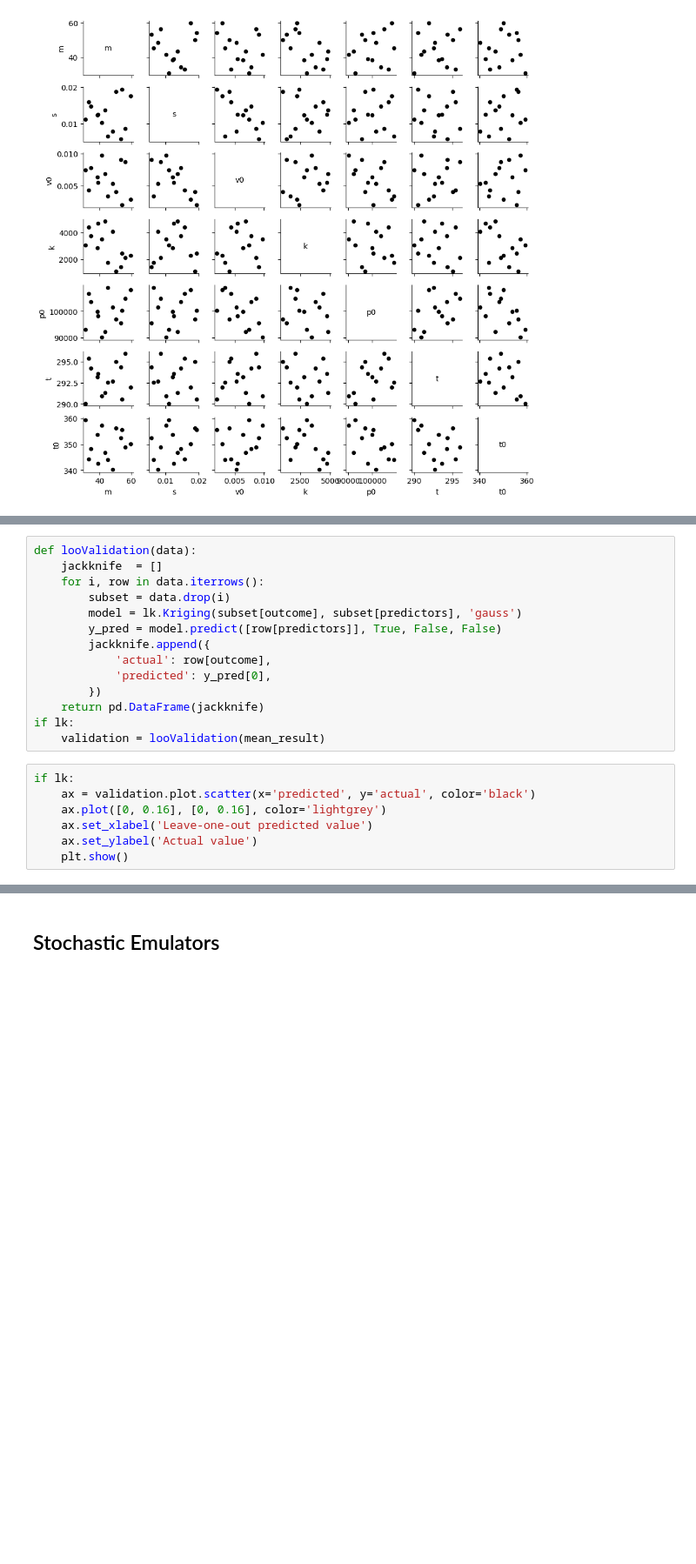
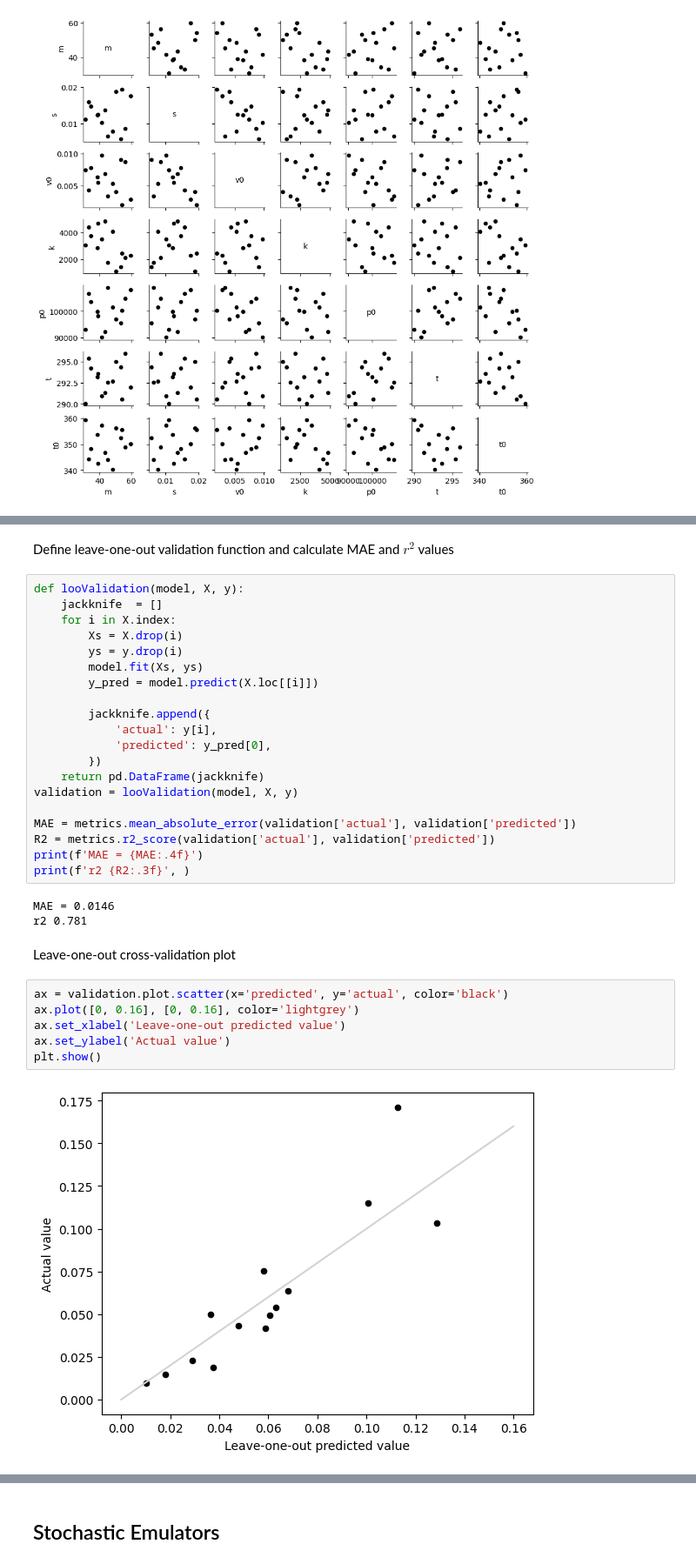
Before and after one commit to gedeck/mistat-code-solutions, a Jupyter notebook: IndustrialStatistics/notebooks/Chap007.ipynb, the cells around one changed output, grey strips where cells are left out. Shown at 87% size. Cells and saved outputs as stored; diff of their text form; blank space fills up the shorter version.

```diff
--- a/IndustrialStatistics/notebooks/Chap007.ipynb
+++ b/IndustrialStatistics/notebooks/Chap007.ipynb
@@ -188,21 +197,35 @@ requires new solution for kriging code
-# %%
-def looValidation(data):
-    jackknife  = []
-    for i, row in data.iterrows():
-        subset = data.drop(i)
-        model = lk.Kriging(subset[outcome], subset[predictors], 'gauss')
-        y_pred = model.predict([row[predictors]], True, False, False)
-        jackknife.append({
-            'actual': row[outcome],
-            'predicted': y_pred[0],
-        })
-    return pd.DataFrame(jackknife)
-if lk:
-    validation = looValidation(mean_result)
+# %% [markdown]
+Define leave-one-out validation function and calculate MAE and $r^2$ values
+# %%
+def looValidation(model, X, y):
+    jackknife  = []
+    for i in X.index:
+        Xs = X.drop(i)
+        ys = y.drop(i)
+        model.fit(Xs, ys)
+        y_pred = model.predict(X.loc[[i]])
+
+        jackknife.append({
+            'actual': y[i],
+            'predicted': y_pred[0],
+        })
+    return pd.DataFrame(jackknife)
+validation = looValidation(model, X, y)
+
+MAE = metrics.mean_absolute_error(validation['actual'], validation['predicted'])
+R2 = metrics.r2_score(validation['actual'], validation['predicted'])
+print(f'MAE = {MAE:.4f}')
+print(f'r2 {R2:.3f}', )
+# %% [output]
+MAE = 0.0146
+r2 0.781
+# %% [markdown]
+Leave-one-out cross-validation plot
 # %%
-if lk:
-    ax = validation.plot.scatter(x='predicted', y='actual', color='black')
-    ax.plot([0, 0.16], [0, 0.16], color='lightgrey')
-    ax.set_xlabel('Leave-one-out predicted value')
-    ax.set_ylabel('Actual value')
-    plt.show()
+ax = validation.plot.scatter(x='predicted', y='actual', color='black')
+ax.plot([0, 0.16], [0, 0.16], color='lightgrey')
+ax.set_xlabel('Leave-one-out predicted value')
+ax.set_ylabel('Actual value')
+plt.show()
+# %% [output]
+[figure, added]
```
Also changed, not shown: parts of 8 cells of this notebook.
